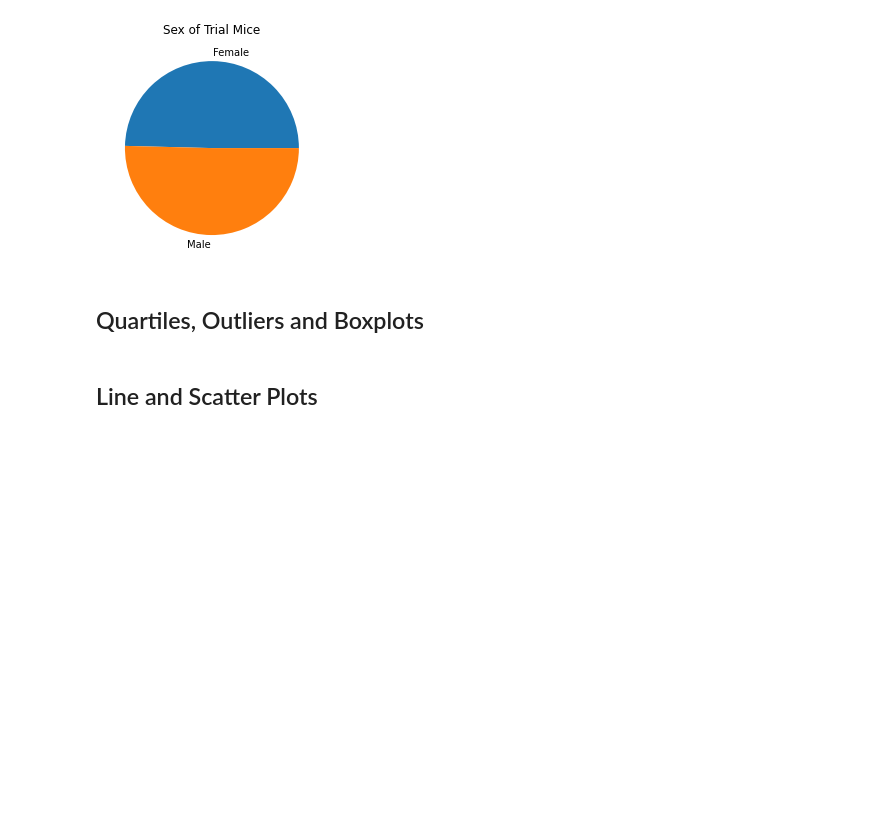
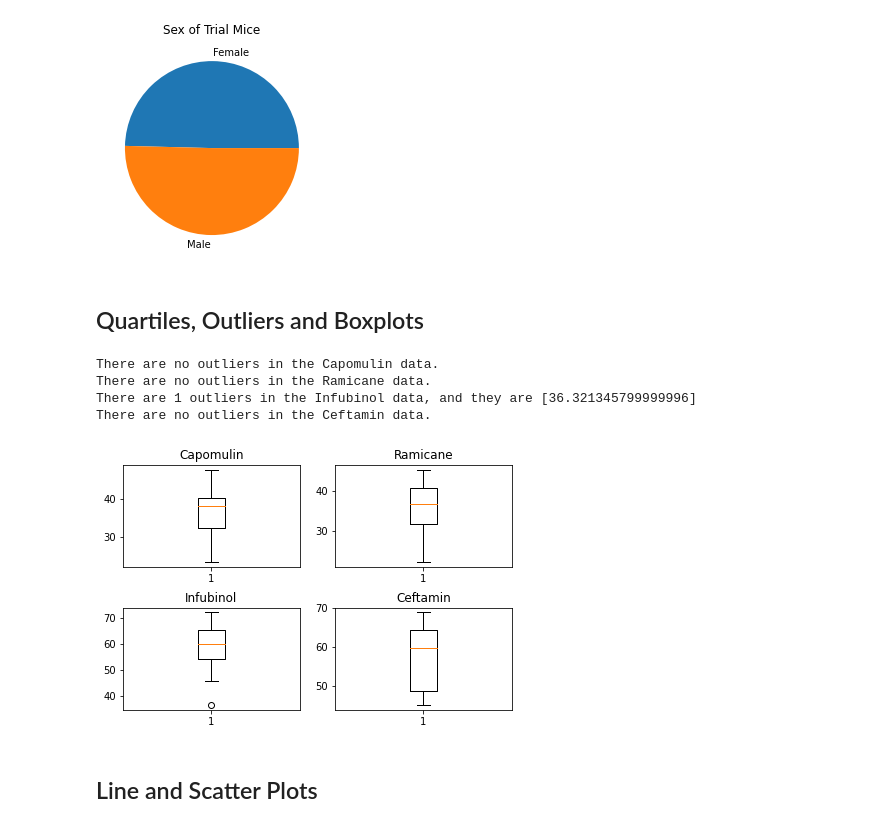
Before and after one commit to allison713/matplotlib-challenge, a Jupyter notebook: Pymaceuticals/pymaceuticals_starter.ipynb, the cells around one changed output. Saved outputs shown, nothing was run; the diff lists cells and outputs as text; code cells hidden in the pictures; blank space fills up the shorter version.

```diff
--- a/Pymaceuticals/pymaceuticals_starter.ipynb
+++ b/Pymaceuticals/pymaceuticals_starter.ipynb
@@ -209,6 +209,7 @@ iqr = q3 - q1
 upper_bound_cap = 1.5*iqr + q3
 lower_bound_cap = q1 - 1.5*iqr
 
+#Ramicane
 ram_filter = merged_filtered_med_df.loc[merged_filtered_med_df["Drug Regimen"]=="Ramicane",:]
 q3 = ram_filter["Tumor Volume (mm3)"].quantile(q=.75, interpolation="midpoint")
 q1 = ram_filter["Tumor Volume (mm3)"].quantile(q=.25, interpolation="midpoint")
@@ -216,6 +217,7 @@ iqr = q3 - q1
 upper_bound_ram = 1.5*iqr + q3
 lower_bound_ram = q1 - 1.5*iqr
 
+#Infubinol
 inf_filter = merged_filtered_med_df.loc[merged_filtered_med_df["Drug Regimen"]=="Infubinol",:]
 q3 = inf_filter["Tumor Volume (mm3)"].quantile(q=.75, interpolation="midpoint")
 q1 = inf_filter["Tumor Volume (mm3)"].quantile(q=.25, interpolation="midpoint")
@@ -223,6 +225,7 @@ iqr = q3 - q1
 upper_bound_inf = 1.5*iqr + q3
 lower_bound_inf = q1 - 1.5*iqr
 
+#Ceftamin
 cef_filter = merged_filtered_med_df.loc[merged_filtered_med_df["Drug Regimen"]=="Ceftamin",:]
 q3 = cef_filter["Tumor Volume (mm3)"].quantile(q=.75, interpolation="midpoint")
 q1 = cef_filter["Tumor Volume (mm3)"].quantile(q=.25, interpolation="midpoint")
@@ -243,3 +246,57 @@ for drug in drugs:
         tumor_infubinol = tumor_match.tolist()
     else:
         tumor_ceftamin = tumor_match.tolist()
+
+#Check for outliers in each tumor list using previously made boundaries.
+cap_outliers = []
+for x in tumor_capomulin:
+    if x > upper_bound_cap:
+        cap_outliers.append(x)
+    elif x < lower_bound_cap:
+        cap_outliers.append(x)
+
+ram_outliers = []
+for x in tumor_ramicane:
+    if x > upper_bound_ram:
+        ram_outliers.append(x)
+    elif x < lower_bound_ram:
+        ram_outliers.append(x)
+
+inf_outliers = []
+for x in tumor_infubinol:
+    if x > upper_bound_inf:
+        inf_outliers.append(x)
+    elif x < lower_bound_inf:
+        inf_outliers.append(x)
+
+cef_outliers = []
+for x in tumor_ceftamin:
+    if x > upper_bound_cef:
+        cef_outliers.append(x)
+    elif x < lower_bound_cef:
+        cef_outliers.append(x)
+
+if len(cap_outliers) == 0:
+    print("There are no outliers in the Capomulin data.")
+else:
+    print(f'There are {len(cap_outliers)} outliers in the Capomulin data, and they are {cap_outliers}')
+
+if len(ram_outliers) == 0:
+    print("There are no outliers in the Ramicane data.")
+else:
+    print(f'There are {len(ram_outliers)} outliers in the Ramicane data, and they are {ram_outliers}')
+
+if len(inf_outliers) == 0:
+    print("There are no outliers in the Infubinol data.")
+else:
+    print(f'There are {len(inf_outliers)} outliers in the Infubinol data, and they are {inf_outliers}')
+
+if len(cef_outliers) == 0:
+    print("There are no outliers in the Ceftamin data.")
+else:
+    print(f'There are {len(cef_outliers)} outliers in the Ceftamin data, and they are {cef_outliers,2}.')
+# %% [output]
+There are no outliers in the Capomulin data.
+There are no outliers in the Ramicane data.
+There are 1 outliers in the Infubinol data, and they are [36.321345799999996]
+There are no outliers in the Ceftamin data.
@@ -248,3 +303,22 @@ for drug in drugs:
+# %%
+# Generate a box plot that shows the distrubution of the tumor volume for each treatment group.
+fig, axs = plt.subplots(2, 2)
+
+axs[0,0].boxplot(tumor_capomulin)
+axs[0,0].set_title("Capomulin")
+
+axs[0,1].boxplot(tumor_ramicane)
+axs[0,1].set_title("Ramicane")
+
+axs[1,0].boxplot(tumor_infubinol)
+axs[1,0].set_title("Infubinol")
+
+axs[1,1].boxplot(tumor_ceftamin)
+axs[1,1].set_title("Ceftamin")
+
+fig.subplots_adjust(left=0.08, right=0.98, bottom=0.05, top=0.9,hspace=0.4)
+# %% [output]
+[figure, added]
 # %% [markdown]
 ## Line and Scatter Plots
 # %%
```
Also changed, not shown: parts of 1 cell of this notebook.
